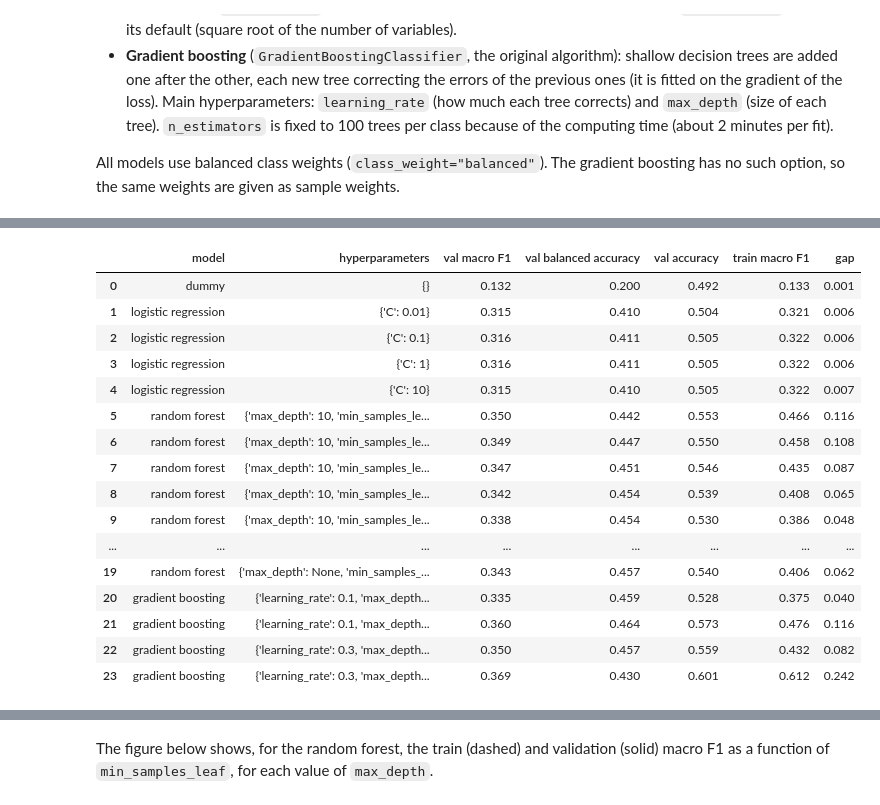
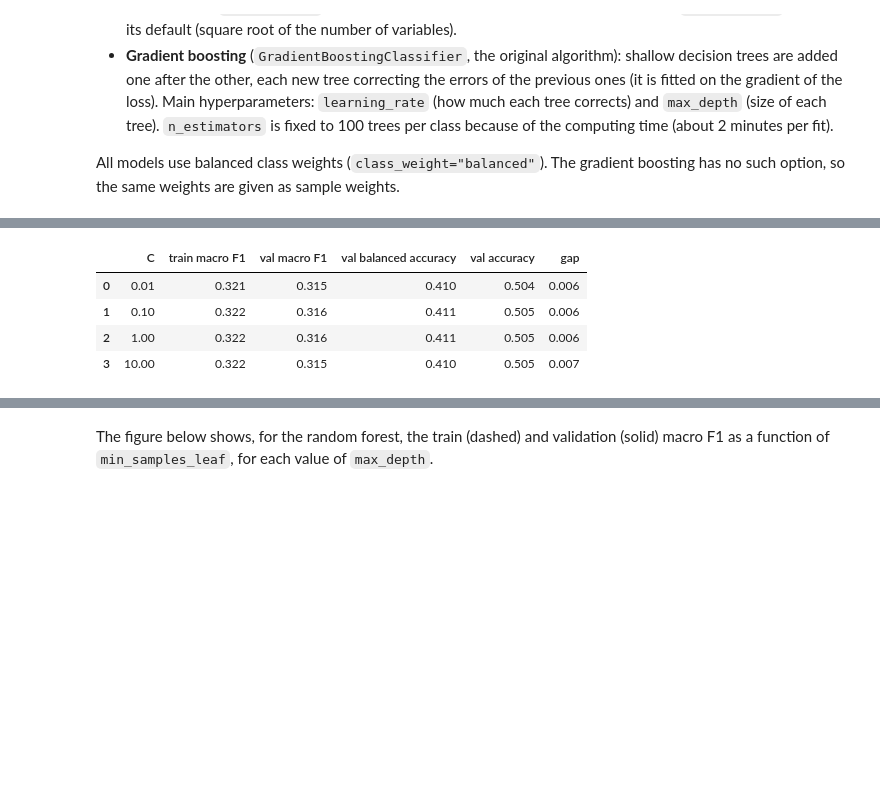
Before and after one commit to SadPeanut/MachineLearningProject, a Jupyter notebook: milestone2.ipynb, the cells around one changed output, grey strips where cells are left out. Cells and saved outputs as stored; diff of their text form; code cells hidden in the pictures; blank space fills up the shorter version.

```diff
--- a/milestone2.ipynb
+++ b/milestone2.ipynb
@@ -327,12 +330,10 @@ The confusion matrix gives the detail per class (recall on the diagonal).
 The table below gives the number of fires per class in each set.
 # %%
 year = date.dt.year
-train, val, test = year == 2018, year == 2019, year == 2020
-
-# 2018 and 2019 in one table, with a single predefined split for the hyperparameter search: fit on 2018, score on 2019
-X_trval, y_trval = X[train | val], y[train | val]
-is_val = (year[train | val] == 2019).to_numpy()
-split = [(np.where(~is_val)[0], np.where(is_val)[0])]
+X_train, y_train = X[year == 2018], y[year == 2018]
+X_val, y_val = X[year == 2019], y[year == 2019]
+X_test, y_test = X[year == 2020], y[year == 2020]
+X_trval, y_trval = X[year <= 2019], y[year <= 2019]  # train + validation, to retrain the final models
 
 pd.crosstab(year, y).rename(index={2018: "train (2018)", 2019: "validation (2019)", 2020: "test (2020)"}, columns=dict(enumerate(CLASSES)))
 # %% [output]
@@ -359,44 +360,37 @@ All models use balanced class weights (`class_weight="balanced"`). The gradient
 # %%
-models = {
-    "dummy": (DummyClassifier(strategy="most_frequent"), {}),
-    "logistic regression": (LogisticRegression(class_weight="balanced", max_iter=2000),
-                            {"logisticregression__C": [0.01, 0.1, 1, 10]}),
-    "random forest": (RandomForestClassifier(n_estimators=200, class_weight="balanced", n_jobs=-1, random_state=42),
-                      {"randomforestclassifier__max_depth": [10, 20, None],
-                       "randomforestclassifier__min_samples_leaf": [1, 5, 20, 50, 100]}),
-    "gradient boosting": (GradientBoostingClassifier(n_estimators=100, random_state=42),
-                          {"gradientboostingclassifier__learning_rate": [0.1, 0.3],
-                           "gradientboostingclassifier__max_depth": [3, 5]}),
-}
-scoring = {"macro F1": "f1_macro", "balanced accuracy": "balanced_accuracy", "accuracy": "accuracy"}
+# Preprocessing fitted on 2018 only, applied to 2018 and 2019
+Xp_train, Xp_val = preprocess(X_train, X_val)
 
 
-def fit_params(name, y_fit):
-    """Gradient boosting has no class_weight option: the balanced class weights are given as sample weights."""
-    return {"gradientboostingclassifier__sample_weight": compute_sample_weight("balanced", y_fit)} if name == "gradient boosting" else {}
+def choose(results, metric):
+    """Selection rule: among the combinations within 0.01 of the best validation score,
+    keep the one with the smallest gap between train and validation."""
+    near_best = results[results[f"val {metric}"] >= results[f"val {metric}"].max() - 0.01]
+    return near_best.loc[near_best["gap"].idxmin()]
 
 
-def tune(y_trval, scoring):
-    """Grid search of every model on the predefined split (fit on 2018, score on 2019).
+# Dummy baseline (no hyperparameter)
+dummy = DummyClassifier(strategy="most_frequent")
+dummy.fit(Xp_train, y_train)
+pred_val = dummy.predict(Xp_val)
+print("Dummy, validation macro F1:", round(f1_score(y_val, pred_val, average="macro", zero_division=0), 3),
+      "| balanced accuracy:", round(balanced_accuracy_score(y_val, pred_val), 3),
+      "| accuracy:", round(accuracy_score(y_val, pred_val), 3))
 
-    Selection rule on the first metric of `scoring`: among the combinations within 0.01 of the best
-    validation score, keep the one with the smallest gap between train and validation.
-    """
-    main = next(iter(scoring))
-    rows = []
-    for name, (model, grid) in models.items():
-        res = GridSearchCV(pipeline(model), grid, cv=split, scoring=scoring, refit=False, return_train_score=True).fit(X_trval, y_trval, **fit_params(name, y_trval)).cv_results_
-        for i, params in enumerate(res["params"]):
-            rows.append({"model": name, "hyperparameters": {k.split("__")[1]: v for k, v in params.items()},
-                         **{f"val {m}": res[f"mean_test_{m}"][i] for m in scoring},
-                         f"train {main}": res[f"mean_train_{main}"][i]})
-    results = pd.DataFrame(rows)
-    results["gap"] = results[f"train {main}"] - results[f"val {main}"]
-    near_best = results[f"val {main}"] >= results.groupby("model")[f"val {main}"].transform("max") - 0.01
-    chosen = results[near_best].sort_values("gap").groupby("model").head(1).set_index("model")
-    return results, chosen
-
-
-results, chosen = tune(y_trval, scoring)
-results.round(3)
+# Logistic regression: one model per value of C
+rows = []
+for C in [0.01, 0.1, 1, 10]:
+    model = LogisticRegression(C=C, class_weight="balanced", max_iter=2000)
+    model.fit(Xp_train, y_train)
+    pred_train = model.predict(Xp_train)
+    pred_val = model.predict(Xp_val)
+    rows.append({"C": C,
+                 "train macro F1": f1_score(y_train, pred_train, average="macro"),
+                 "val macro F1": f1_score(y_val, pred_val, average="macro"),
+                 "val balanced accuracy": balanced_accuracy_score(y_val, pred_val),
+                 "val accuracy": accuracy_score(y_val, pred_val)})
+lr_results = pd.DataFrame(rows)
+lr_results["gap"] = lr_results["train macro F1"] - lr_results["val macro F1"]
+lr_choice = choose(lr_results, "macro F1")
+lr_results.round(3)
 # %% [output]
@@ -403,17 +398,5 @@ results.round(3)
-|  | model | hyperparameters | val macro F1 | val balanced accuracy | val accuracy | train macro F1 | gap |
-| 0 | dummy | {} | 0.132 | 0.200 | 0.492 | 0.133 | 0.001 |
-| 1 | logistic regression | {'C': 0.01} | 0.315 | 0.410 | 0.504 | 0.321 | 0.006 |
-| 2 | logistic regression | {'C': 0.1} | 0.316 | 0.411 | 0.505 | 0.322 | 0.006 |
-| 3 | logistic regression | {'C': 1} | 0.316 | 0.411 | 0.505 | 0.322 | 0.006 |
-| 4 | logistic regression | {'C': 10} | 0.315 | 0.410 | 0.505 | 0.322 | 0.007 |
-| 5 | random forest | {'max_depth': 10, 'min_samples_le... | 0.350 | 0.442 | 0.553 | 0.466 | 0.116 |
-| 6 | random forest | {'max_depth': 10, 'min_samples_le... | 0.349 | 0.447 | 0.550 | 0.458 | 0.108 |
-| 7 | random forest | {'max_depth': 10, 'min_samples_le... | 0.347 | 0.451 | 0.546 | 0.435 | 0.087 |
-| 8 | random forest | {'max_depth': 10, 'min_samples_le... | 0.342 | 0.454 | 0.539 | 0.408 | 0.065 |
-| 9 | random forest | {'max_depth': 10, 'min_samples_le... | 0.338 | 0.454 | 0.530 | 0.386 | 0.048 |
-| ... | ... | ... | ... | ... | ... | ... | ... |
-| 19 | random forest | {'max_depth': None, 'min_samples_... | 0.343 | 0.457 | 0.540 | 0.406 | 0.062 |
-| 20 | gradient boosting | {'learning_rate': 0.1, 'max_depth... | 0.335 | 0.459 | 0.528 | 0.375 | 0.040 |
-| 21 | gradient boosting | {'learning_rate': 0.1, 'max_depth... | 0.360 | 0.464 | 0.573 | 0.476 | 0.116 |
-| 22 | gradient boosting | {'learning_rate': 0.3, 'max_depth... | 0.350 | 0.457 | 0.559 | 0.432 | 0.082 |
-| 23 | gradient boosting | {'learning_rate': 0.3, 'max_depth... | 0.369 | 0.430 | 0.601 | 0.612 | 0.242 |
+|  | C | train macro F1 | val macro F1 | val balanced accuracy | val accuracy | gap |
+| 0 | 0.01 | 0.321 | 0.315 | 0.410 | 0.504 | 0.006 |
+| 1 | 0.10 | 0.322 | 0.316 | 0.411 | 0.505 | 0.006 |
+| 2 | 1.00 | 0.322 | 0.316 | 0.411 | 0.505 | 0.006 |
+| 3 | 10.00 | 0.322 | 0.315 | 0.410 | 0.505 | 0.007 |
```
Also changed, not shown: parts of 22 cells of this notebook.
